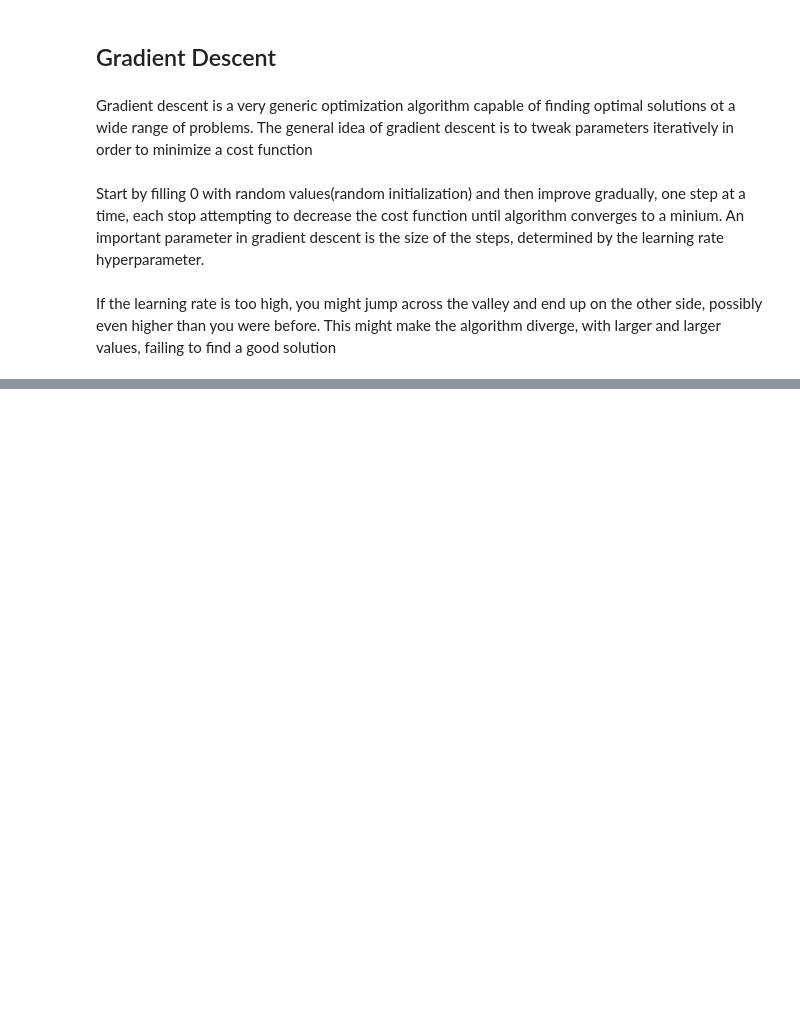
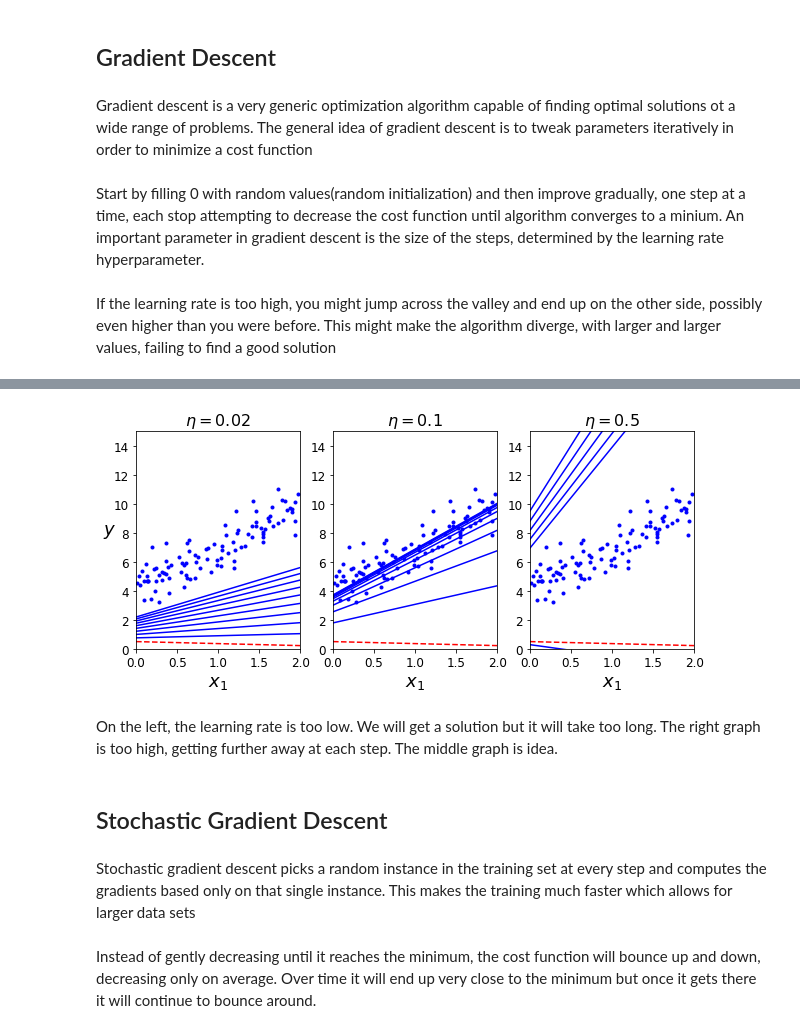
Before and after one commit to Hustada/handson-ml-Training_Linear_Models, a Jupyter notebook: handson-ml-linear-models.ipynb, the cells around one changed output, grey strips where cells are left out. Cells and saved outputs as stored; diff of their text form; code cells hidden in the pictures; blank space fills up the shorter version.

```diff
--- a/handson-ml-linear-models.ipynb
+++ b/handson-ml-linear-models.ipynb
@@ -95,0 +147,21 @@ If the learning rate is too high, you might jump across the valley and end up on
+# %%
+np.random.seed(42)
+theta = np.random.randn(2,1)  # random initialization
+
+plt.figure(figsize=(10,4))
+plt.subplot(131); plot_gradient_descent(theta, eta=0.02)
+plt.ylabel("$y$", rotation=0, fontsize=18)
+plt.subplot(132); plot_gradient_descent(theta, eta=0.1, theta_path=theta_path_bgd)
+plt.subplot(133); plot_gradient_descent(theta, eta=0.5)
+
+plt.show()
+# %% [output]
+[figure, added]
+# %% [markdown]
+On the left, the learning rate is too low. We will get a solution but it will take too long. The right graph is too high, getting further away at each step. The middle graph is idea.
+# %% [markdown]
+## Stochastic Gradient Descent
+# %% [markdown]
+Stochastic gradient descent picks a random instance in the training set at every step and computes the gradients based only on that single instance. This makes the training much faster which allows for larger data sets
+# %% [markdown]
+Instead of gently decreasing until it reaches the minimum, the cost function will bounce up and down, decreasing only on average. Over time it will end up very close to the minimum but once it gets there it will continue to bounce around.
```
Also changed, not shown: parts of 6 cells of this notebook.
